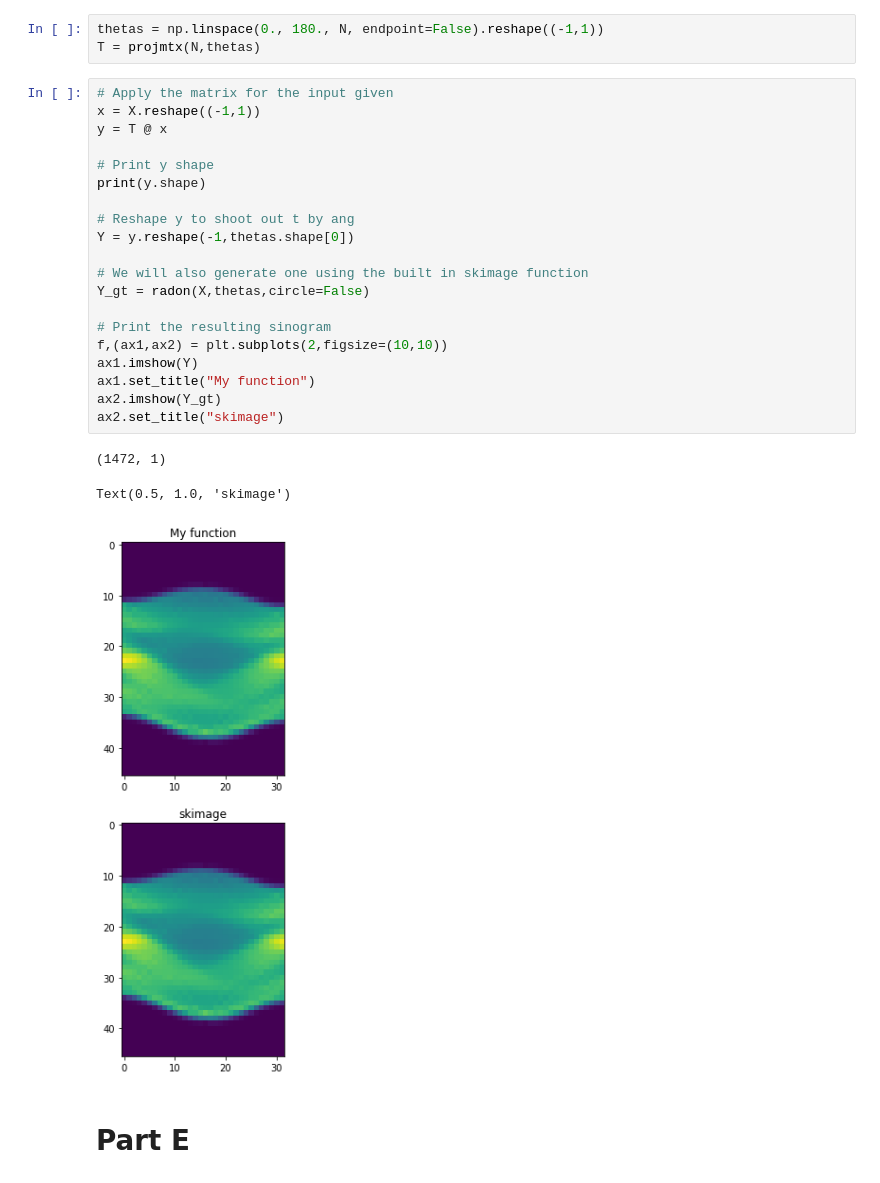
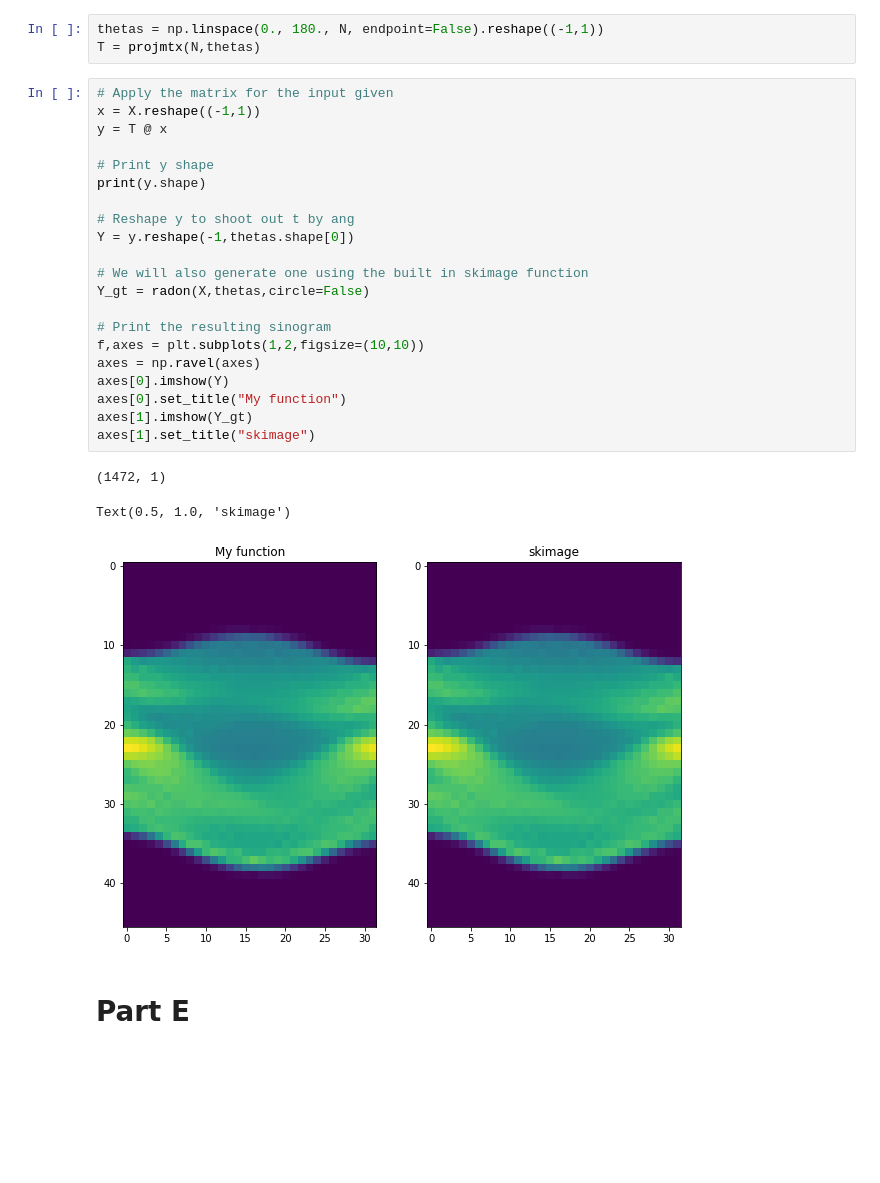
Before and after one commit to masa512/ece558, a Jupyter notebook: hw4_p6_v2.ipynb, the cells around one changed output. Drawn from its saved outputs; the diff is of its cells as text; blank space fills up the shorter version.

```diff
--- a/hw4_p6_v2.ipynb
+++ b/hw4_p6_v2.ipynb
@@ -34,27 +34,28 @@ T = projmtx(N,thetas)
 # %%
 # Apply the matrix for the input given
 x = X.reshape((-1,1))
 y = T @ x
 
 # Print y shape
 print(y.shape)
 
 # Reshape y to shoot out t by ang
 Y = y.reshape(-1,thetas.shape[0])
 
 # We will also generate one using the built in skimage function
 Y_gt = radon(X,thetas,circle=False)
 
 # Print the resulting sinogram
-f,(ax1,ax2) = plt.subplots(2,figsize=(10,10))
-ax1.imshow(Y)
-ax1.set_title("My function")
-ax2.imshow(Y_gt)
-ax2.set_title("skimage")
+f,axes = plt.subplots(1,2,figsize=(10,10))
+axes = np.ravel(axes)
+axes[0].imshow(Y)
+axes[0].set_title("My function")
+axes[1].imshow(Y_gt)
+axes[1].set_title("skimage")
 # %% [output]
 (1472, 1)
 Text(0.5, 1.0, 'skimage')
-[figure, old version]
+[figure, new version]
 # %% [markdown]
 # Part E
 # %%
```
Also changed, not shown: parts of 11 cells of this notebook.
